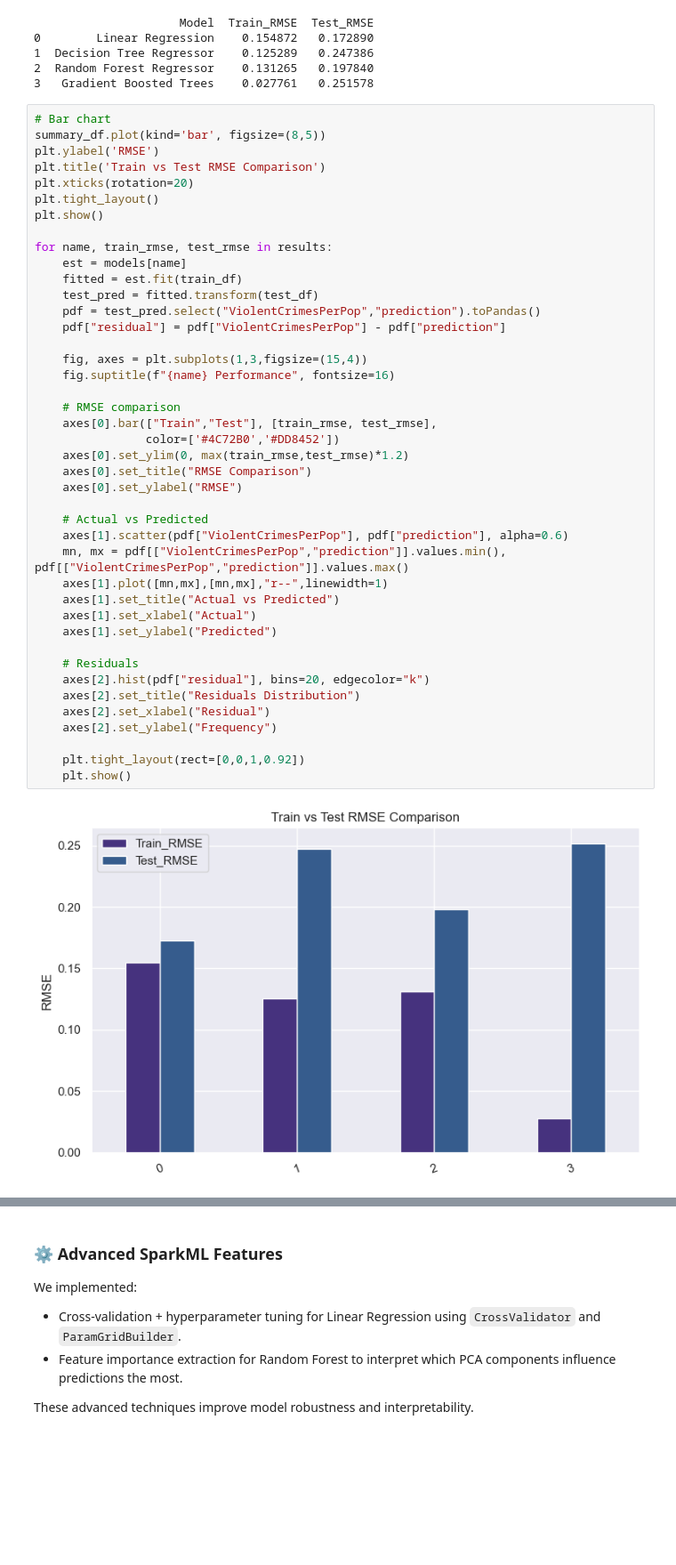
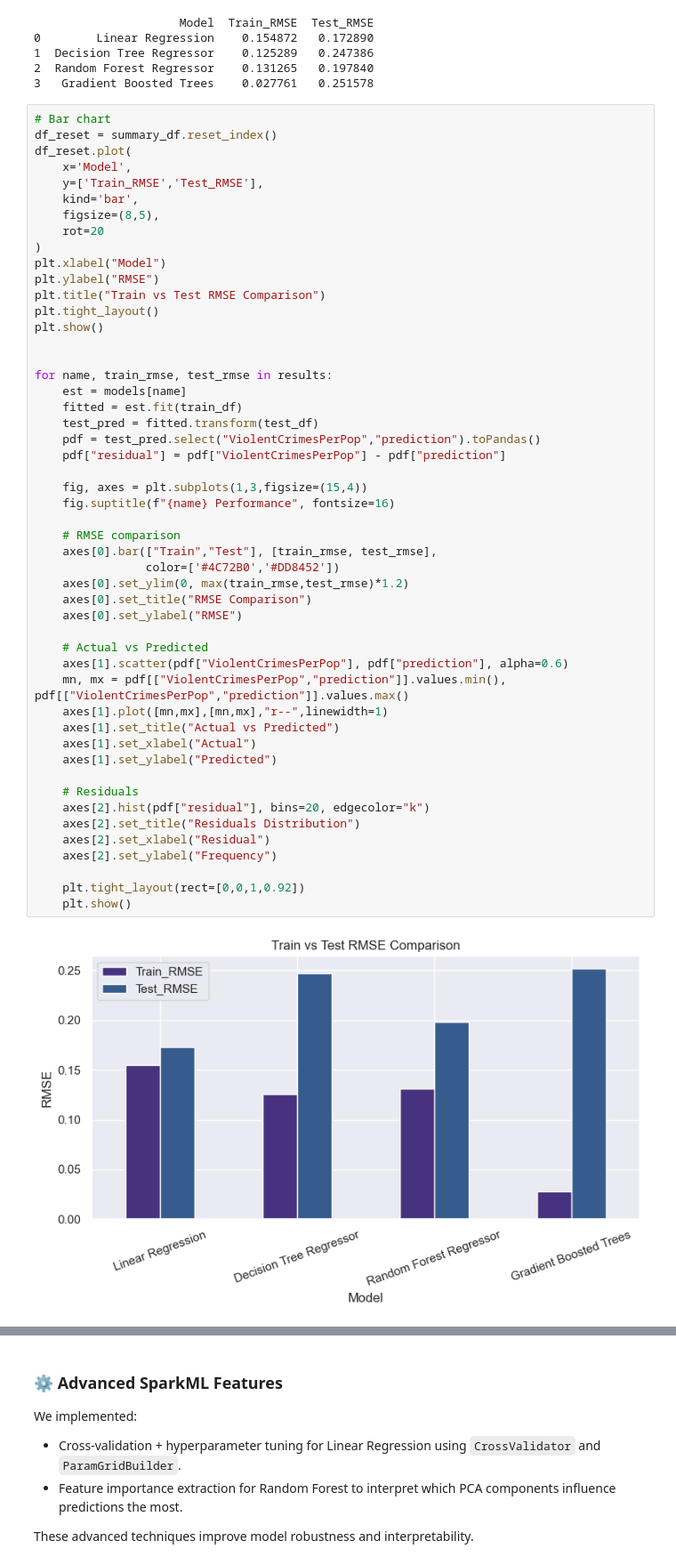
Before and after one commit to m-bermudez/ISM6562-Big-Data-Final-Project, a Jupyter notebook: Final Project.ipynb, the cells around one changed output, grey strips where cells are left out. Shown at 89% size. Cells and saved outputs as stored; diff of their text form; blank space fills up the shorter version.

```diff
--- a/Final Project.ipynb
+++ b/Final Project.ipynb
@@ -518,12 +518,20 @@ print(summary_df)
 3   Gradient Boosted Trees    0.027761   0.251578
 # %%
 # Bar chart
-summary_df.plot(kind='bar', figsize=(8,5))
-plt.ylabel('RMSE')
-plt.title('Train vs Test RMSE Comparison')
-plt.xticks(rotation=20)
+df_reset = summary_df.reset_index()
+df_reset.plot(
+    x='Model',
+    y=['Train_RMSE','Test_RMSE'],
+    kind='bar',
+    figsize=(8,5),
+    rot=20
+)
+plt.xlabel("Model")
+plt.ylabel("RMSE")
+plt.title("Train vs Test RMSE Comparison")
 plt.tight_layout()
 plt.show()
+
 
 for name, train_rmse, test_rmse in results:
     est = models[name]
@@ -532,31 +540,31 @@ for name, train_rmse, test_rmse in results:
     pdf = test_pred.select("ViolentCrimesPerPop","prediction").toPandas()
     pdf["residual"] = pdf["ViolentCrimesPerPop"] - pdf["prediction"]
 
     fig, axes = plt.subplots(1,3,figsize=(15,4))
     fig.suptitle(f"{name} Performance", fontsize=16)
 
     # RMSE comparison
     axes[0].bar(["Train","Test"], [train_rmse, test_rmse],
                 color=['#4C72B0','#DD8452'])
     axes[0].set_ylim(0, max(train_rmse,test_rmse)*1.2)
     axes[0].set_title("RMSE Comparison")
     axes[0].set_ylabel("RMSE")
 
     # Actual vs Predicted
     axes[1].scatter(pdf["ViolentCrimesPerPop"], pdf["prediction"], alpha=0.6)
     mn, mx = pdf[["ViolentCrimesPerPop","prediction"]].values.min(), pdf[["ViolentCrimesPerPop","prediction"]].values.max()
     axes[1].plot([mn,mx],[mn,mx],"r--",linewidth=1)
     axes[1].set_title("Actual vs Predicted")
     axes[1].set_xlabel("Actual")
     axes[1].set_ylabel("Predicted")
 
     # Residuals
     axes[2].hist(pdf["residual"], bins=20, edgecolor="k")
     axes[2].set_title("Residuals Distribution")
     axes[2].set_xlabel("Residual")
     axes[2].set_ylabel("Frequency")
 
     plt.tight_layout(rect=[0,0,1,0.92])
     plt.show()
 # %% [output]
-[figure, old version]
+[figure, new version]
```
Also changed, not shown: parts of 2 cells of this notebook.
